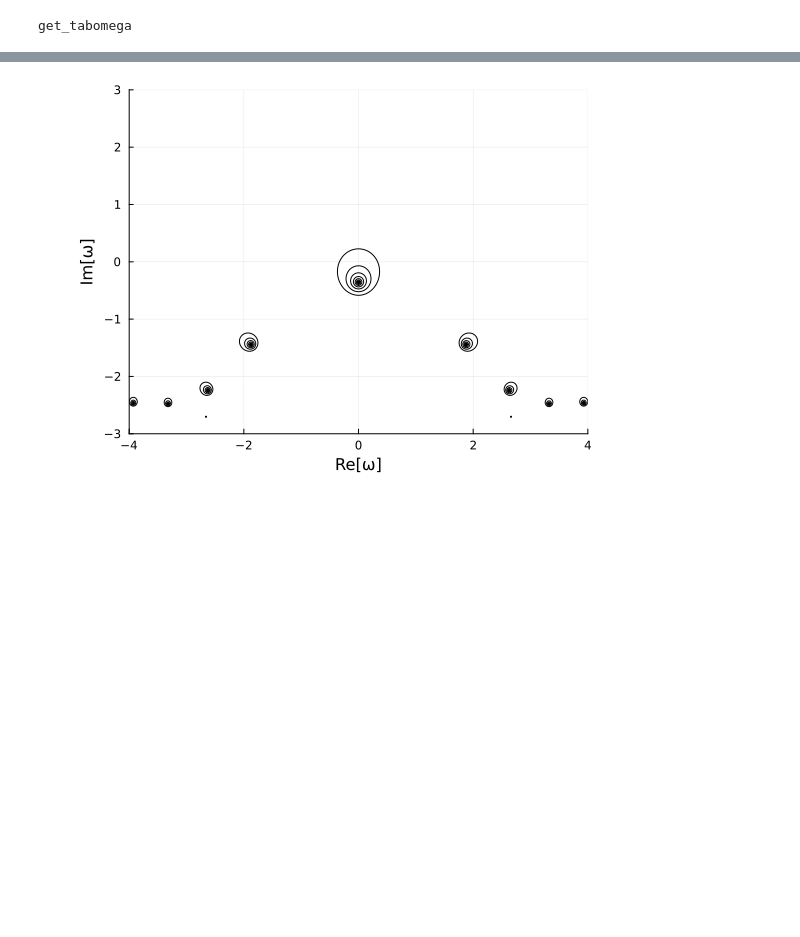
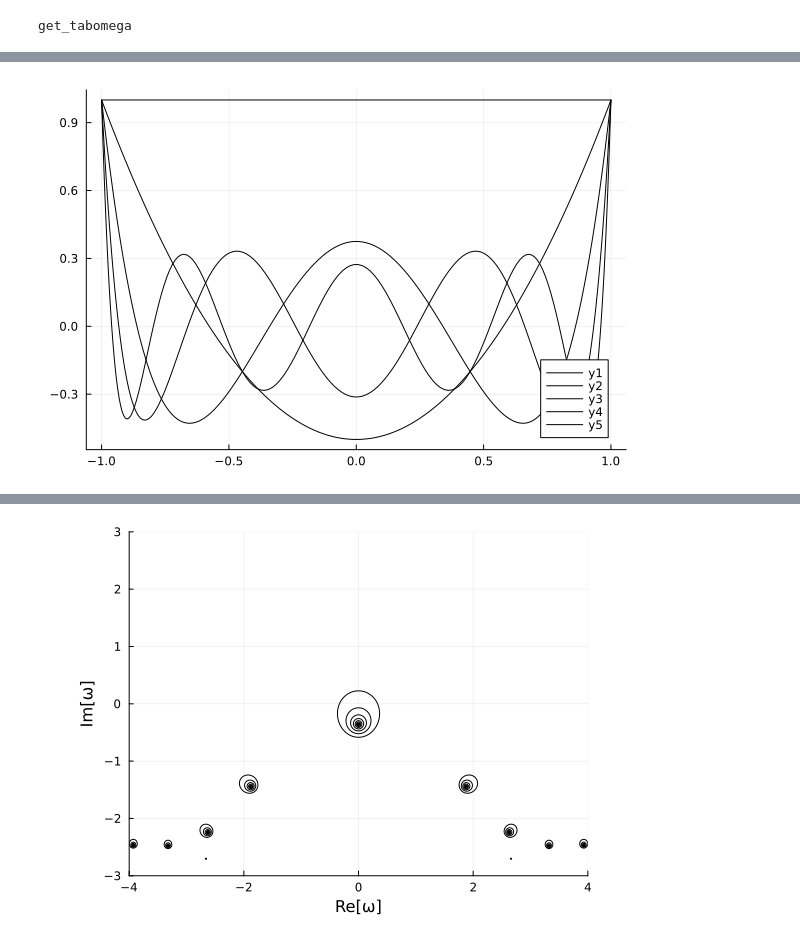
Before and after one commit to JuliaStellarDynamics/FiniteHilbertTransform.jl, a Jupyter notebook: examples/run_plasma.ipynb, the cells around one changed output, grey strips where cells are left out. Saved outputs shown, nothing was run; the diff lists cells and outputs as text; code cells hidden in the pictures; blank space fills up the shorter version.

```diff
--- a/examples/run_plasma.ipynb
+++ b/examples/run_plasma.ipynb
@@ -290,0 +327,14 @@ get_tabomega
+# %%
+rtotal = FHT.tabP[1,:]
+p = plot(FHT.tabu,rtotal,color="black")
+
+for i=3:2:10
+    rtotal  = FHT.tabP[i,:]
+    plot!(FHT.tabu,rtotal,color="black")
+
+end
+
+
+display(p)
+# %% [output]
+[figure, added]
```
Also changed, not shown: parts of 8 cells of this notebook, 8 other files.
